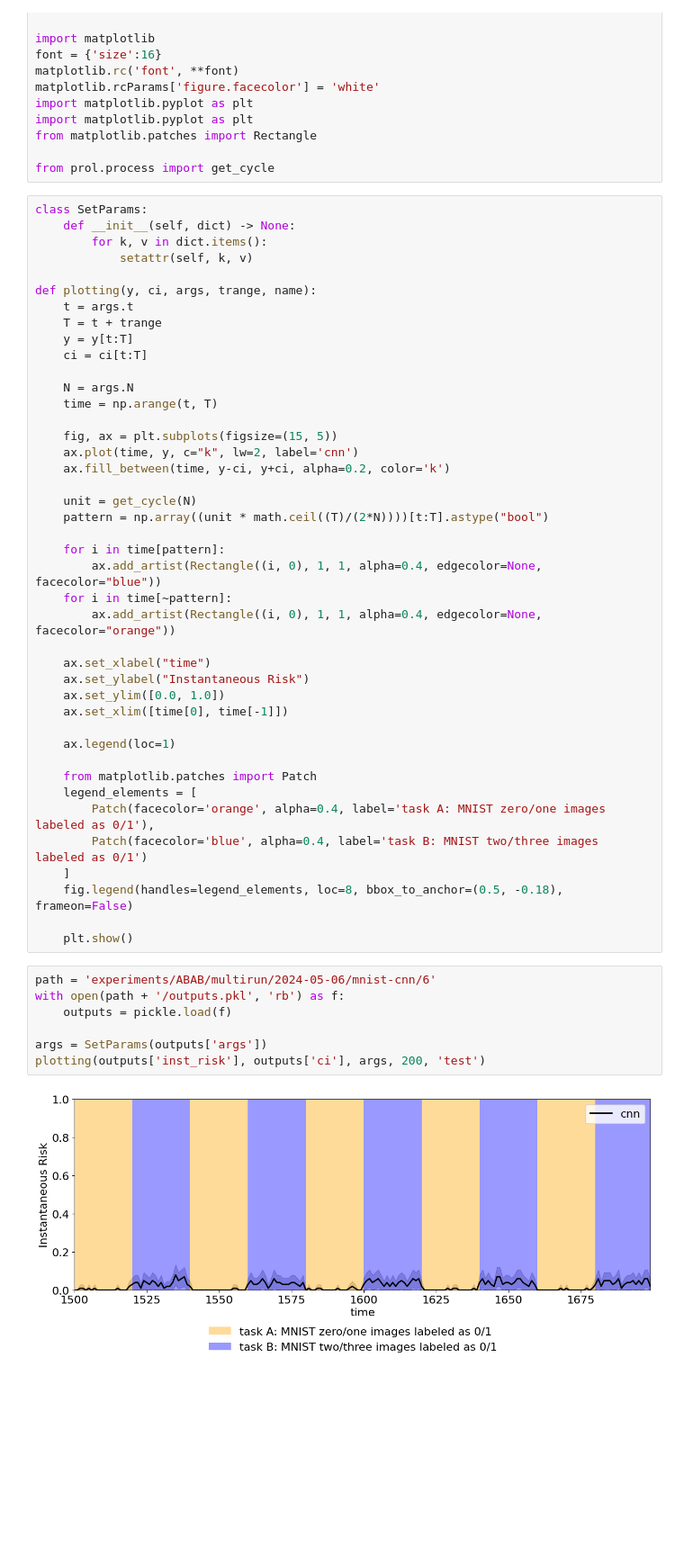
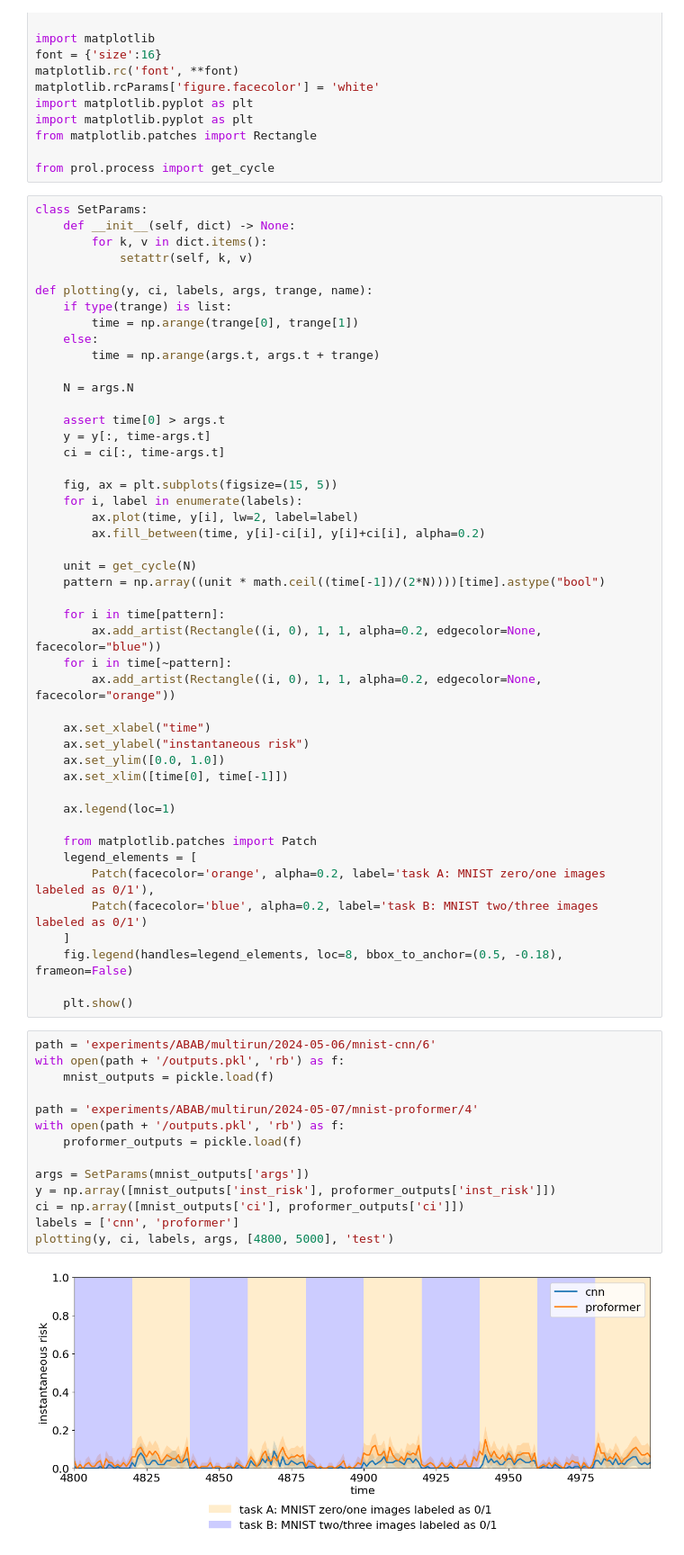
Before and after one commit to YuxinB/ProL, a Jupyter notebook: figures.ipynb, the cells around one changed output. Shown at 90% size. Saved outputs shown, nothing was run; the diff lists cells and outputs as text; blank space fills up the shorter version.

```diff
--- a/figures.ipynb
+++ b/figures.ipynb
@@ -18,29 +18,33 @@ class SetParams:
         for k, v in dict.items():
             setattr(self, k, v)
 
-def plotting(y, ci, args, trange, name):
-    t = args.t
-    T = t + trange
-    y = y[t:T]
-    ci = ci[t:T]
+def plotting(y, ci, labels, args, trange, name):
+    if type(trange) is list:
+        time = np.arange(trange[0], trange[1])
+    else:
+        time = np.arange(args.t, args.t + trange)
 
     N = args.N
-    time = np.arange(t, T)
+
+    assert time[0] > args.t
+    y = y[:, time-args.t]
+    ci = ci[:, time-args.t]
 
     fig, ax = plt.subplots(figsize=(15, 5))
-    ax.plot(time, y, c="k", lw=2, label='cnn')
-    ax.fill_between(time, y-ci, y+ci, alpha=0.2, color='k')
+    for i, label in enumerate(labels):
+        ax.plot(time, y[i], lw=2, label=label)
+        ax.fill_between(time, y[i]-ci[i], y[i]+ci[i], alpha=0.2)
 
     unit = get_cycle(N)
-    pattern = np.array((unit * math.ceil((T)/(2*N))))[t:T].astype("bool")
+    pattern = np.array((unit * math.ceil((time[-1])/(2*N))))[time].astype("bool")
 
     for i in time[pattern]:
-        ax.add_artist(Rectangle((i, 0), 1, 1, alpha=0.4, edgecolor=None, facecolor="blue"))
+        ax.add_artist(Rectangle((i, 0), 1, 1, alpha=0.2, edgecolor=None, facecolor="blue"))
     for i in time[~pattern]:
-        ax.add_artist(Rectangle((i, 0), 1, 1, alpha=0.4, edgecolor=None, facecolor="orange"))
+        ax.add_artist(Rectangle((i, 0), 1, 1, alpha=0.2, edgecolor=None, facecolor="orange"))
 
     ax.set_xlabel("time")
-    ax.set_ylabel("Instantaneous Risk")
+    ax.set_ylabel("instantaneous risk")
     ax.set_ylim([0.0, 1.0])
     ax.set_xlim([time[0], time[-1]])
 
@@ -48,8 +52,8 @@ def plotting(y, ci, args, trange, name):
 
     from matplotlib.patches import Patch
     legend_elements = [
-        Patch(facecolor='orange', alpha=0.4, label='task A: MNIST zero/one images labeled as 0/1'),
-        Patch(facecolor='blue', alpha=0.4, label='task B: MNIST two/three images labeled as 0/1')
+        Patch(facecolor='orange', alpha=0.2, label='task A: MNIST zero/one images labeled as 0/1'),
+        Patch(facecolor='blue', alpha=0.2, label='task B: MNIST two/three images labeled as 0/1')
     ]
     fig.legend(handles=legend_elements, loc=8, bbox_to_anchor=(0.5, -0.18), frameon=False)
 
@@ -57,10 +61,17 @@ def plotting(y, ci, args, trange, name):
 # %%
 path = 'experiments/ABAB/multirun/2024-05-06/mnist-cnn/6'
 with open(path + '/outputs.pkl', 'rb') as f:
-    outputs = pickle.load(f)
+    mnist_outputs = pickle.load(f)
 
-args = SetParams(outputs['args'])
-plotting(outputs['inst_risk'], outputs['ci'], args, 200, 'test')
+path = 'experiments/ABAB/multirun/2024-05-07/mnist-proformer/4'
+with open(path + '/outputs.pkl', 'rb') as f:
+    proformer_outputs = pickle.load(f)
+
+args = SetParams(mnist_outputs['args'])
+y = np.array([mnist_outputs['inst_risk'], proformer_outputs['inst_risk']])
+ci = np.array([mnist_outputs['ci'], proformer_outputs['ci']])
+labels = ['cnn', 'proformer']
+plotting(y, ci, labels, args, [4800, 5000], 'test')
 # %% [output]
-[figure, old version]
+[figure, new version]
 # %%
```
Also changed, not shown: parts of 2 cells of this notebook, 6 other files.
